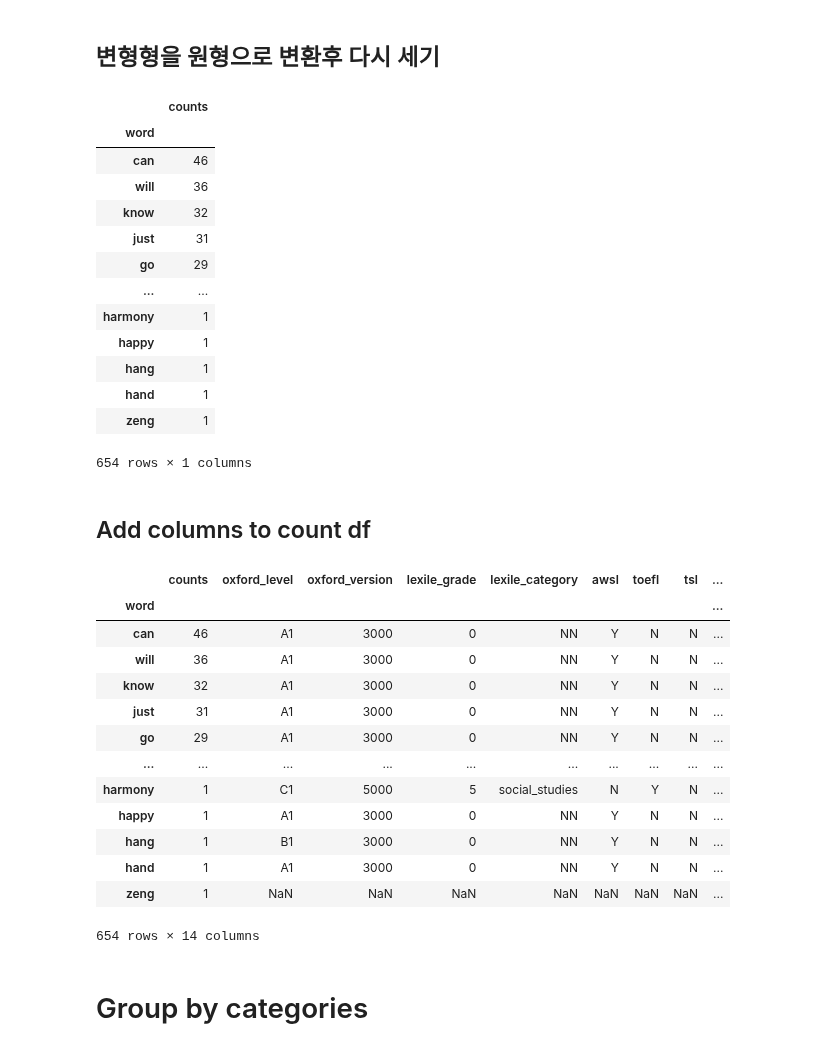
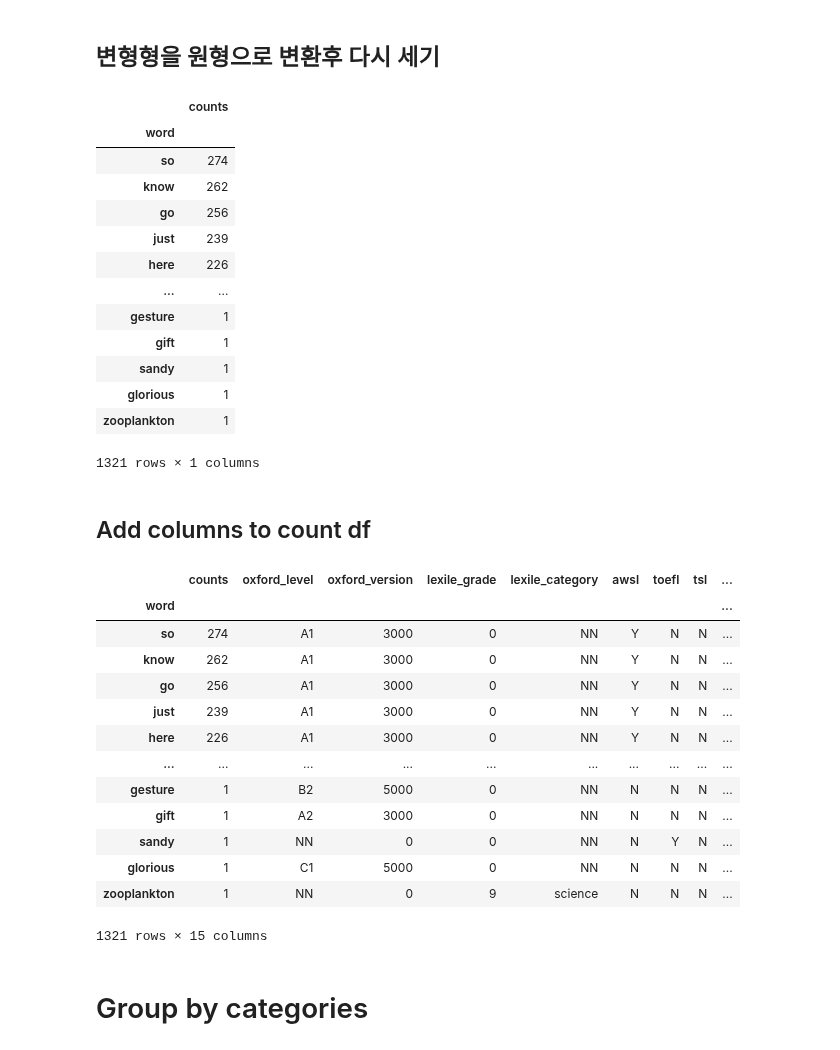
Before and after one commit to yuliepie/netflixschool, a Jupyter notebook: data_preprocessing/ipynb/analysis/analyze_movie_levels.ipynb, the cells around one changed output. Cells and saved outputs as stored; diff of their text form; code cells hidden in the pictures.

```diff
--- a/data_preprocessing/ipynb/analysis/analyze_movie_levels.ipynb
+++ b/data_preprocessing/ipynb/analysis/analyze_movie_levels.ipynb
@@ -16,7 +15,7 @@ import os
 path = '../../script'
 
 # 다큐멘터리(0), 드라마(1), 영화(2) 선택
-category = 2
+category = 1
 if category == 0:
     path = path + '/Documentary'
 elif category == 1:
@@ -97,7 +96,7 @@ None
 # 단어 리스트 불러오기
 pd.options.display.float_format = '{:.0f}'.format
 
-word_db_df = pd.read_csv("../../words/final_datasets/words_df_final_naver_proper_noun.csv")
+word_db_df = pd.read_csv("../../words/final_datasets/words_levels_df.csv")
 word_db_df
 word_db_df.set_index('Word', inplace=True)
 
@@ -110,6 +109,7 @@ for index, row in existing_lemmas.iterrows():
     lemmas_dict[lemma] = str(index)
 
 def convertToHeadForm(word):
+  word = str(word)
   head = lemmas_dict.get(word)
   # If a lemma word, change to head word in word list
   if head:
@@ -119,45 +119,45 @@ def convertToHeadForm(word):
   else:
     # Check if adverb
     if word.endswith('ly'):
       if word[:-2] in word_db_df.index:
         print(word[:-2])
         return word[:-2]
       if word.endswith('ily'):
         if (word[:-3] + 'y') in word_db_df.index:
           print(word[:-3] + 'y')
           return word[:-3] + 'y'
       if word.endswith('ally'):
         if (word[:-4]) in word_db_df.index:
           print(word[:-4])
           return word[:-4]
       if (word[:-2] + 'e') in word_db_df.index:
         print(word[:-2] + 'e')
         return word[:-2] + 'e'
     return word
 
 count_df.index = count_df.index.map(convertToHeadForm)
 count_df
 
 counts_df_headed = count_df.groupby(count_df.index).sum()
 counts_df_headed.sort_values('counts', ascending=False, inplace=True)
 
 counts_df_headed
 # counts_df_headed.to_csv('test-about-time.csv')
 # %% [output]
 |  | counts |
 | word |  |
-| can | 46 |
-| will | 36 |
-| know | 32 |
-| just | 31 |
-| go | 29 |
+| so | 274 |
+| know | 262 |
+| go | 256 |
+| just | 239 |
+| here | 226 |
 | ... | ... |
-| harmony | 1 |
-| happy | 1 |
-| hang | 1 |
-| hand | 1 |
-| zeng | 1 |
+| gesture | 1 |
+| gift | 1 |
+| sandy | 1 |
+| glorious | 1 |
+| zooplankton | 1 |
-654 rows × 1 columns
+1321 rows × 1 columns
 # %% [markdown]
 ## Add columns to count df
 # %%
@@ -167,18 +167,18 @@ counts_df_headed_joined
 # %% [output]
 |  | counts | oxford_level | oxford_version | lexile_grade | lexile_category | awsl | toefl | tsl | ... |
 | word |  |  |  |  |  |  |  |  | ... |
-| can | 46 | A1 | 3000 | 0 | NN | Y | N | N | ... |
-| will | 36 | A1 | 3000 | 0 | NN | Y | N | N | ... |
-| know | 32 | A1 | 3000 | 0 | NN | Y | N | N | ... |
-| just | 31 | A1 | 3000 | 0 | NN | Y | N | N | ... |
-| go | 29 | A1 | 3000 | 0 | NN | Y | N | N | ... |
+| so | 274 | A1 | 3000 | 0 | NN | Y | N | N | ... |
+| know | 262 | A1 | 3000 | 0 | NN | Y | N | N | ... |
+| go | 256 | A1 | 3000 | 0 | NN | Y | N | N | ... |
+| just | 239 | A1 | 3000 | 0 | NN | Y | N | N | ... |
+| here | 226 | A1 | 3000 | 0 | NN | Y | N | N | ... |
 | ... | ... | ... | ... | ... | ... | ... | ... | ... | ... |
-| harmony | 1 | C1 | 5000 | 5 | social_studies | N | Y | N | ... |
-| happy | 1 | A1 | 3000 | 0 | NN | Y | N | N | ... |
-| hang | 1 | B1 | 3000 | 0 | NN | Y | N | N | ... |
-| hand | 1 | A1 | 3000 | 0 | NN | Y | N | N | ... |
-| zeng | 1 | NaN | NaN | NaN | NaN | NaN | NaN | NaN | ... |
+| gesture | 1 | B2 | 5000 | 0 | NN | N | N | N | ... |
+| gift | 1 | A2 | 3000 | 0 | NN | N | N | N | ... |
+| sandy | 1 | NN | 0 | 0 | NN | N | Y | N | ... |
+| glorious | 1 | C1 | 5000 | 0 | NN | N | N | N | ... |
+| zooplankton | 1 | NN | 0 | 9 | science | N | N | N | ... |
-654 rows × 14 columns
+1321 rows × 15 columns
 # %% [markdown]
 # Group by categories
 # %% [markdown]
```
Also changed, not shown: parts of 20 cells of this notebook, 2 other files.
